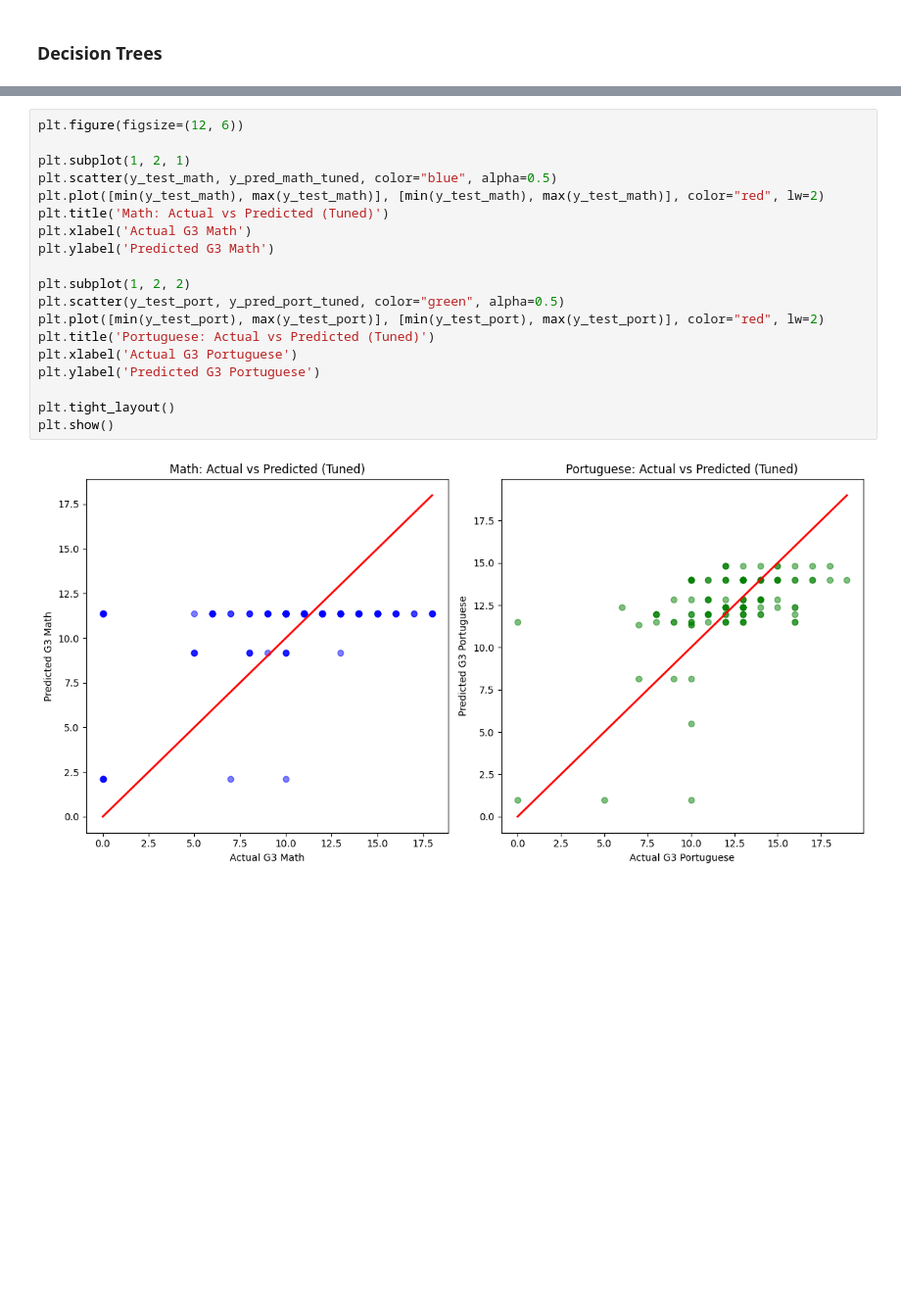
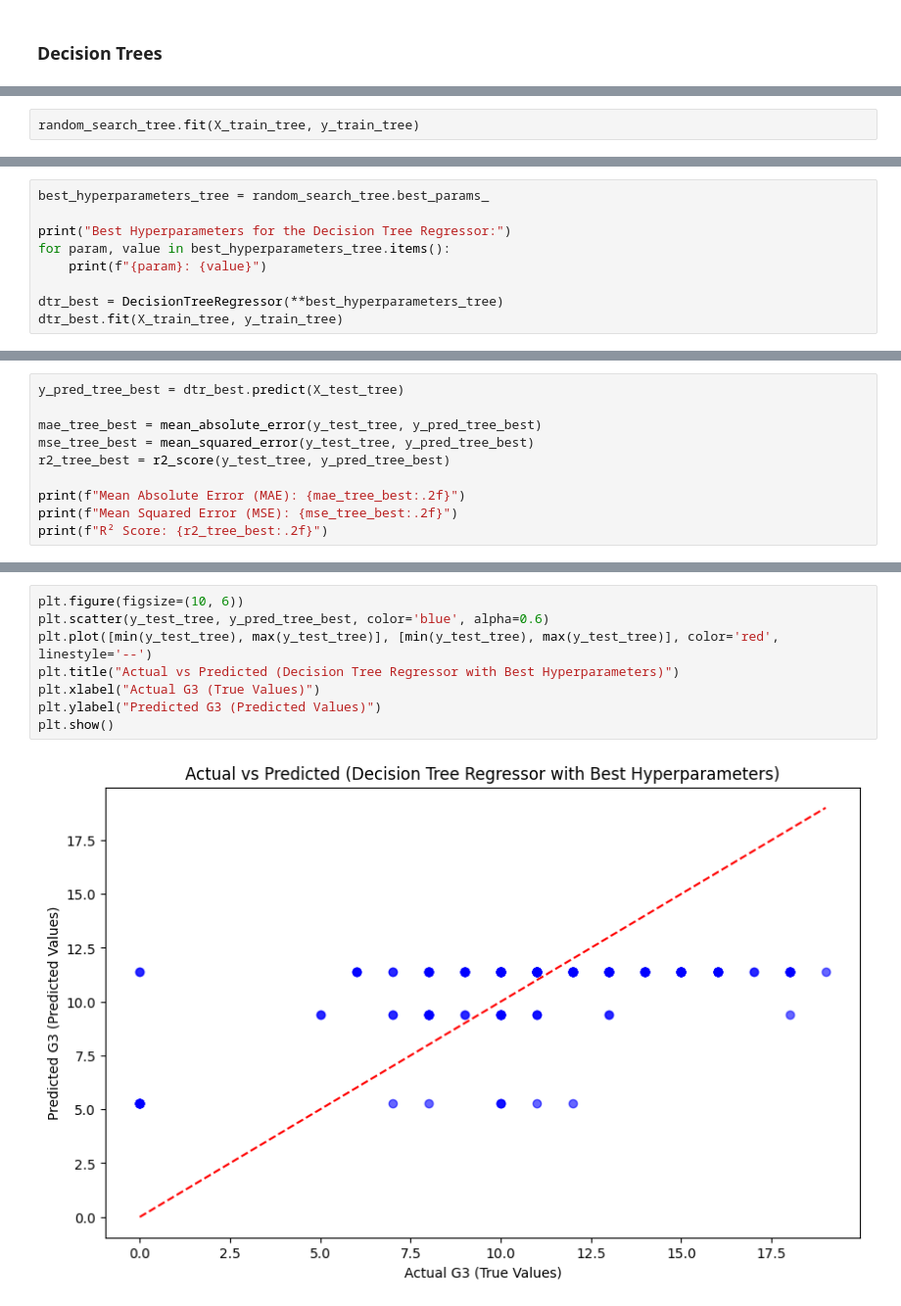
Before and after one commit to MiguelCarloKua/STINTSY_AlcoholConsumption, a Jupyter notebook: STINTSY_StudentAlcohol.ipynb, the cells around one changed output, grey strips where cells are left out. Shown at 98% size. Saved outputs shown, nothing was run; the diff lists cells and outputs as text; blank space fills up the shorter version.

```diff
--- a/STINTSY_StudentAlcohol.ipynb
+++ b/STINTSY_StudentAlcohol.ipynb
@@ -1528,0 +740,2 @@ Visualization
+# %%
+random_search_tree.fit(X_train_tree, y_train_tree)
@@ -1528,0 +760,9 @@ Visualization
+# %%
+best_hyperparameters_tree = random_search_tree.best_params_
+
+print("Best Hyperparameters for the Decision Tree Regressor:")
+for param, value in best_hyperparameters_tree.items():
+    print(f"{param}: {value}")
+
+dtr_best = DecisionTreeRegressor(**best_hyperparameters_tree)
+dtr_best.fit(X_train_tree, y_train_tree)
@@ -1528,0 +780,10 @@ Visualization
+# %%
+y_pred_tree_best = dtr_best.predict(X_test_tree)
+
+mae_tree_best = mean_absolute_error(y_test_tree, y_pred_tree_best)
+mse_tree_best = mean_squared_error(y_test_tree, y_pred_tree_best)
+r2_tree_best = r2_score(y_test_tree, y_pred_tree_best)
+
+print(f"Mean Absolute Error (MAE): {mae_tree_best:.2f}")
+print(f"Mean Squared Error (MSE): {mse_tree_best:.2f}")
+print(f"R² Score: {r2_tree_best:.2f}")
@@ -1529,21 +794,10 @@ Visualization
 # %%
-plt.figure(figsize=(12, 6))
-
-plt.subplot(1, 2, 1)
-plt.scatter(y_test_math, y_pred_math_tuned, color="blue", alpha=0.5)
-plt.plot([min(y_test_math), max(y_test_math)], [min(y_test_math), max(y_test_math)], color="red", lw=2)
-plt.title('Math: Actual vs Predicted (Tuned)')
-plt.xlabel('Actual G3 Math')
-plt.ylabel('Predicted G3 Math')
-
-plt.subplot(1, 2, 2)
-plt.scatter(y_test_port, y_pred_port_tuned, color="green", alpha=0.5)
-plt.plot([min(y_test_port), max(y_test_port)], [min(y_test_port), max(y_test_port)], color="red", lw=2)
-plt.title('Portuguese: Actual vs Predicted (Tuned)')
-plt.xlabel('Actual G3 Portuguese')
-plt.ylabel('Predicted G3 Portuguese')
-
-plt.tight_layout()
+plt.figure(figsize=(10, 6))
+plt.scatter(y_test_tree, y_pred_tree_best, color='blue', alpha=0.6)
+plt.plot([min(y_test_tree), max(y_test_tree)], [min(y_test_tree), max(y_test_tree)], color='red', linestyle='--')
+plt.title("Actual vs Predicted (Decision Tree Regressor with Best Hyperparameters)")
+plt.xlabel("Actual G3 (True Values)")
+plt.ylabel("Predicted G3 (Predicted Values)")
 plt.show()
 # %% [output]
-[figure, old version]
+[figure, new version]
```
Also changed, not shown: parts of 124 cells of this notebook, 2 other files.
